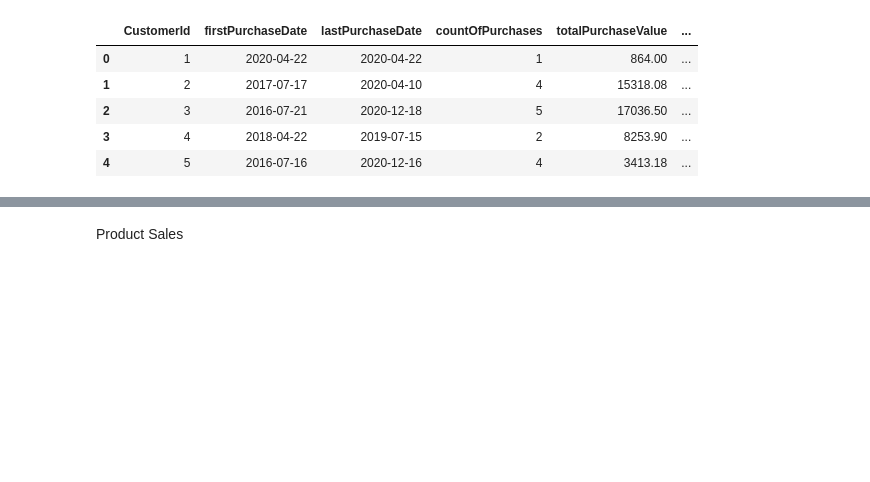
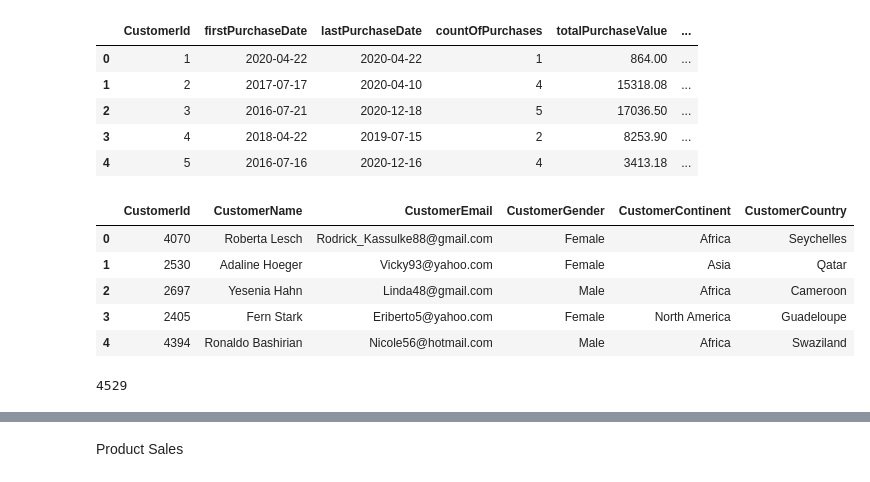
Before and after one commit to josephine-amponsah/ecommerce-data-analysis, a Jupyter notebook: notebooks/exploratory-analysis.ipynb, the cells around one changed output, grey strips where cells are left out. Drawn from its saved outputs; the diff is of its cells as text; code cells hidden in the pictures; blank space fills up the shorter version.

```diff
--- a/notebooks/exploratory-analysis.ipynb
+++ b/notebooks/exploratory-analysis.ipynb
@@ -391,3 +391,18 @@ customerInfo.head()
 # %%
 #customer lifetime data
 customerInfo.to_csv('../data/customerLifetime.csv')
+# %%
+customerData = pd.read_csv(r'../data/customer_details.csv', index_col=0)
+# %%
+customerData.head()
+# %% [output]
+|  | CustomerId | CustomerName | CustomerEmail | CustomerGender | CustomerContinent | CustomerCountry |
+| 0 | 4070 | Roberta Lesch | Rodrick_Kassulke88@gmail.com | Female | Africa | Seychelles |
+| 1 | 2530 | Adaline Hoeger | Vicky93@yahoo.com | Female | Asia | Qatar |
+| 2 | 2697 | Yesenia Hahn | Linda48@gmail.com | Male | Africa | Cameroon |
+| 3 | 2405 | Fern Stark | Eriberto5@yahoo.com | Female | North America | Guadeloupe |
+| 4 | 4394 | Ronaldo Bashirian | Nicole56@hotmail.com | Male | Africa | Swaziland |
+# %%
+customerData["CustomerId"].nunique()
+# %% [output]
+4529
```
Also changed, not shown: parts of 13 cells of this notebook, 3 other files.
